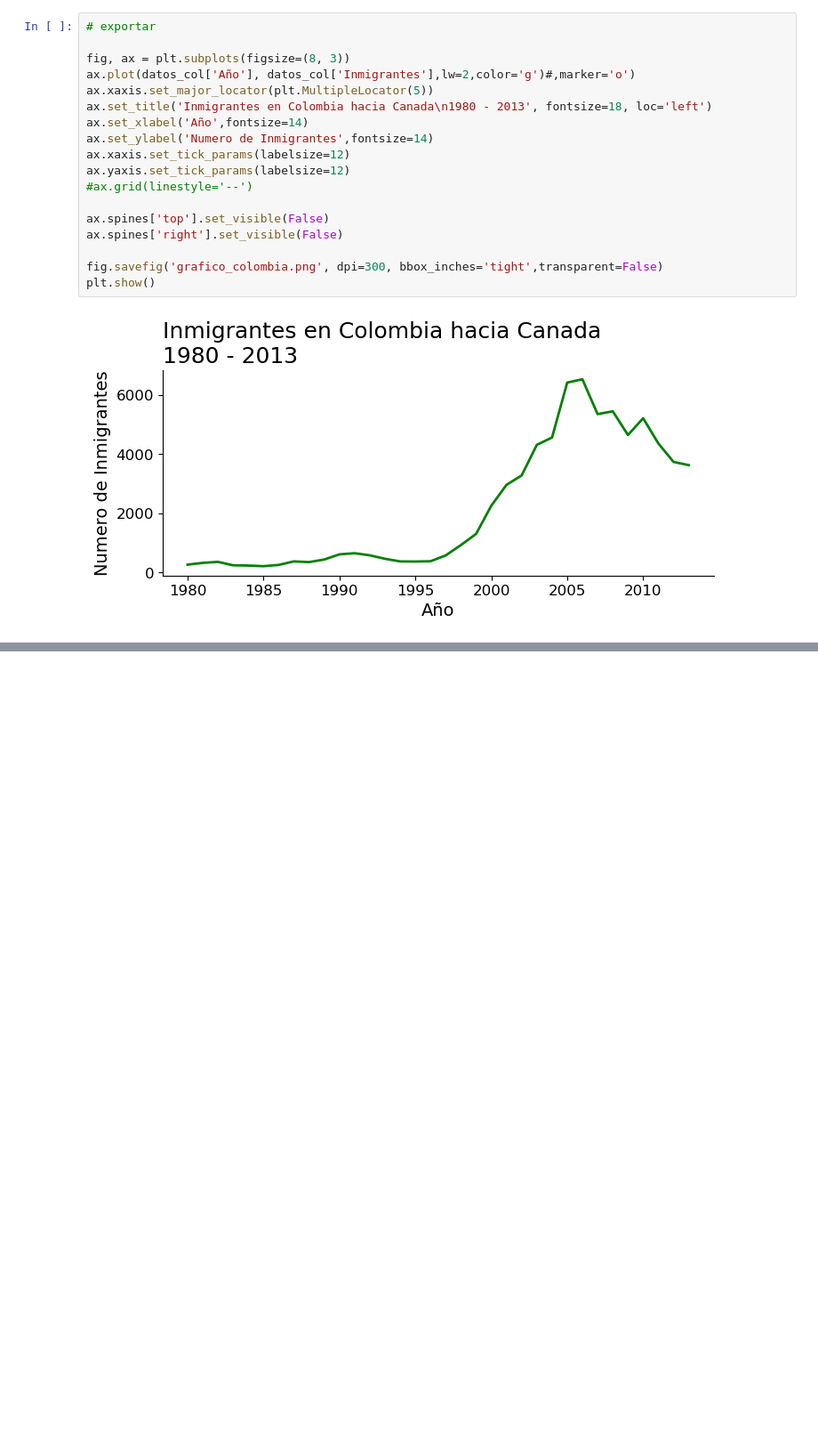
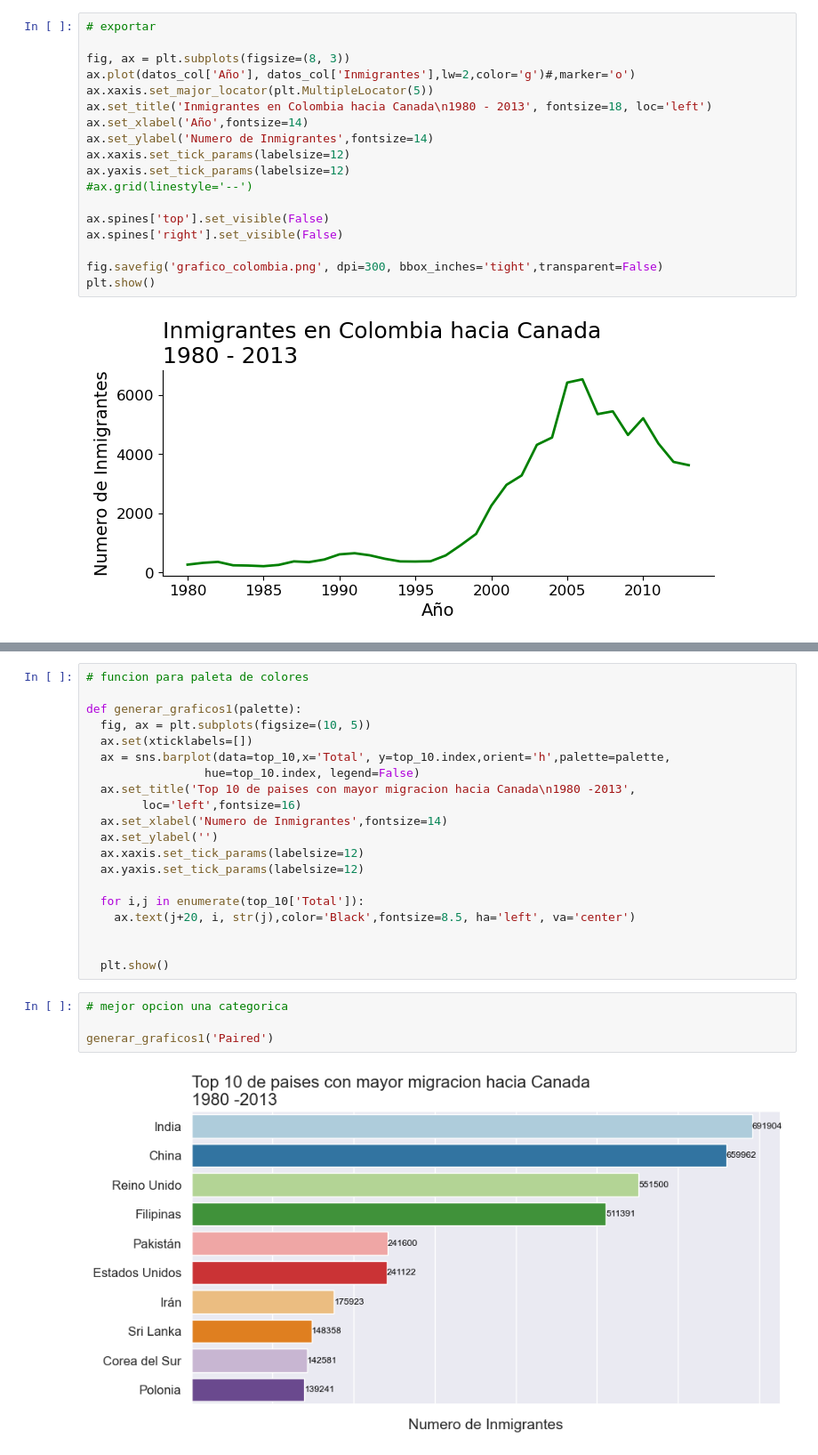
Before and after one commit to r2x4/ETL_alura_oracle, a Jupyter notebook: graficos/jupyter_graficos.ipynb, the cells around one changed output, grey strips where cells are left out. Shown at 89% size. Drawn from its saved outputs; the diff is of its cells as text; blank space fills up the shorter version.

```diff
--- a/graficos/jupyter_graficos.ipynb
+++ b/graficos/jupyter_graficos.ipynb
@@ -420,0 +498,26 @@ plt.show()
+# %%
+# funcion para paleta de colores
+
+def generar_graficos1(palette):
+  fig, ax = plt.subplots(figsize=(10, 5))
+  ax.set(xticklabels=[])
+  ax = sns.barplot(data=top_10,x='Total', y=top_10.index,orient='h',palette=palette,
+                 hue=top_10.index, legend=False)
+  ax.set_title('Top 10 de paises con mayor migracion hacia Canada\n1980 -2013',
+        loc='left',fontsize=16)
+  ax.set_xlabel('Numero de Inmigrantes',fontsize=14)
+  ax.set_ylabel('')
+  ax.xaxis.set_tick_params(labelsize=12)
+  ax.yaxis.set_tick_params(labelsize=12)
+
+  for i,j in enumerate(top_10['Total']):
+    ax.text(j+20, i, str(j),color='Black',fontsize=8.5, ha='left', va='center')
+
+
+  plt.show()
+# %%
+# mejor opcion una categorica
+
+generar_graficos1('Paired')
+# %% [output]
+[figure, added]
```
Also changed, not shown: parts of 9 cells of this notebook.
